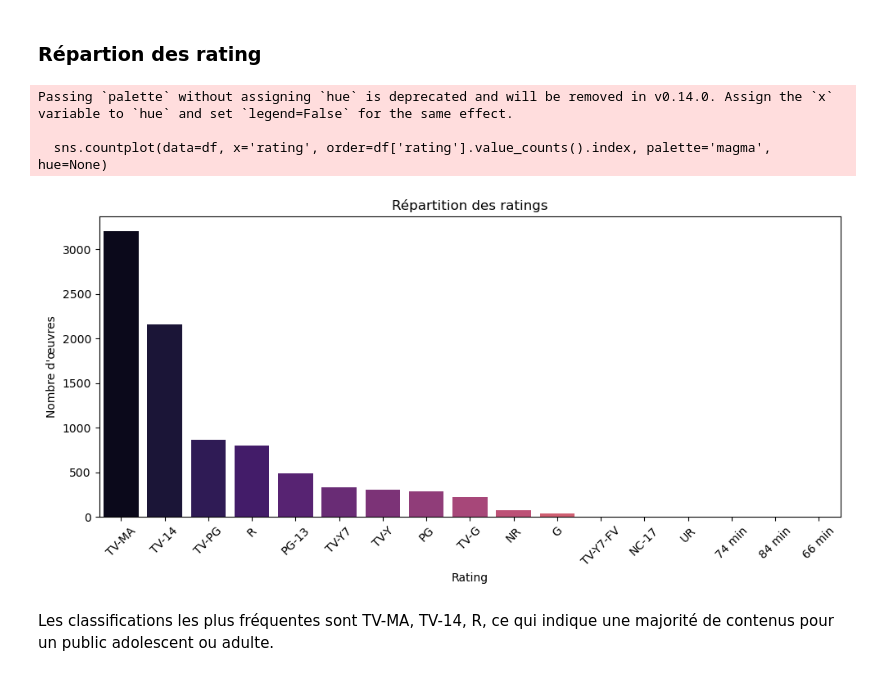
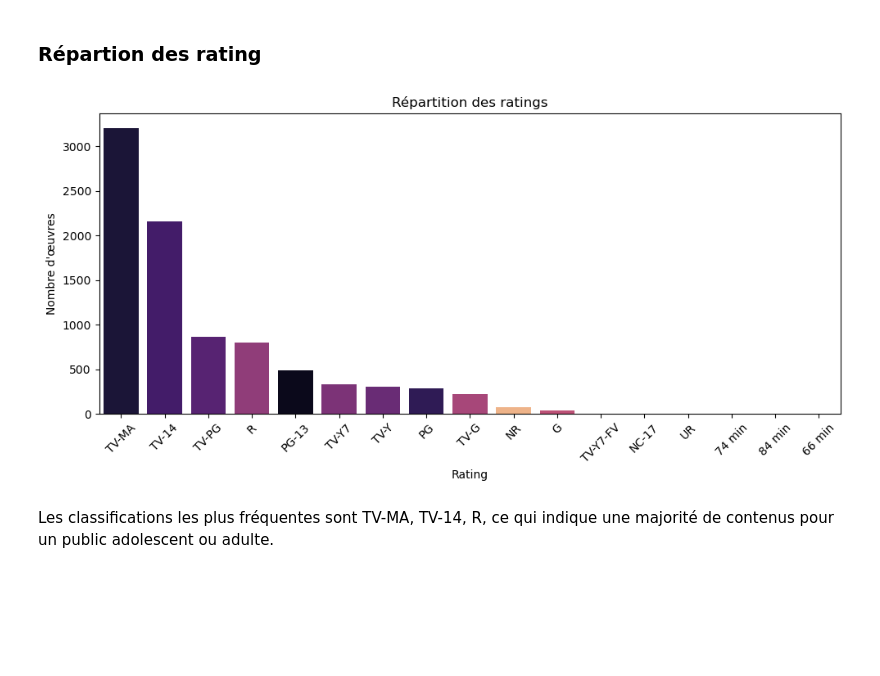
Before and after one commit to Paul-Emmanuel-Buffe/netflix-insights, a Jupyter notebook: netflix_analysis.ipynb, the cells around one changed output. Saved outputs shown, nothing was run; the diff lists cells and outputs as text; code cells hidden in the pictures; blank space fills up the shorter version.

```diff
--- a/netflix_analysis.ipynb
+++ b/netflix_analysis.ipynb
@@ -324,22 +340,30 @@ Les films et séries sont principalement issus des années 2000 à 2020, avec un
 # %% [markdown]
 ### Répartion des rating
 # %%
-import seaborn as sns
-import matplotlib.pyplot as plt
-plt.figure(figsize=(10,5))
-sns.countplot(data=df, x='rating', order=df['rating'].value_counts().index, palette='magma', hue=None)
 
+
+# Configuration de la taille de la figure
+plt.figure(figsize=(10, 5))
+
+# Création du countplot
+sns.countplot(
+    data=df,
+    x='rating',
+    order=df['rating'].value_counts().index,
+    hue='rating',
+    palette='magma',
+    legend=False
+)
+
+# Personnalisation du graphique
 plt.title("Répartition des ratings")
 plt.xticks(rotation=45)
 plt.xlabel("Rating")
 plt.ylabel("Nombre d'œuvres")
 plt.tight_layout()
 plt.show()
 # %% [output]
-Passing `palette` without assigning `hue` is deprecated and will be removed in v0.14.0. Assign the `x` variable to `hue` and set `legend=False` for the same effect.
-
-  sns.countplot(data=df, x='rating', order=df['rating'].value_counts().index, palette='magma', hue=None)
-[figure, old version]
+[figure, new version]
 # %% [markdown]
 Les classifications les plus fréquentes sont TV-MA, TV-14, R, ce qui indique une majorité de contenus pour un public adolescent ou adulte.
 # %% [markdown]
```
Also changed, not shown: parts of 20 cells of this notebook.
